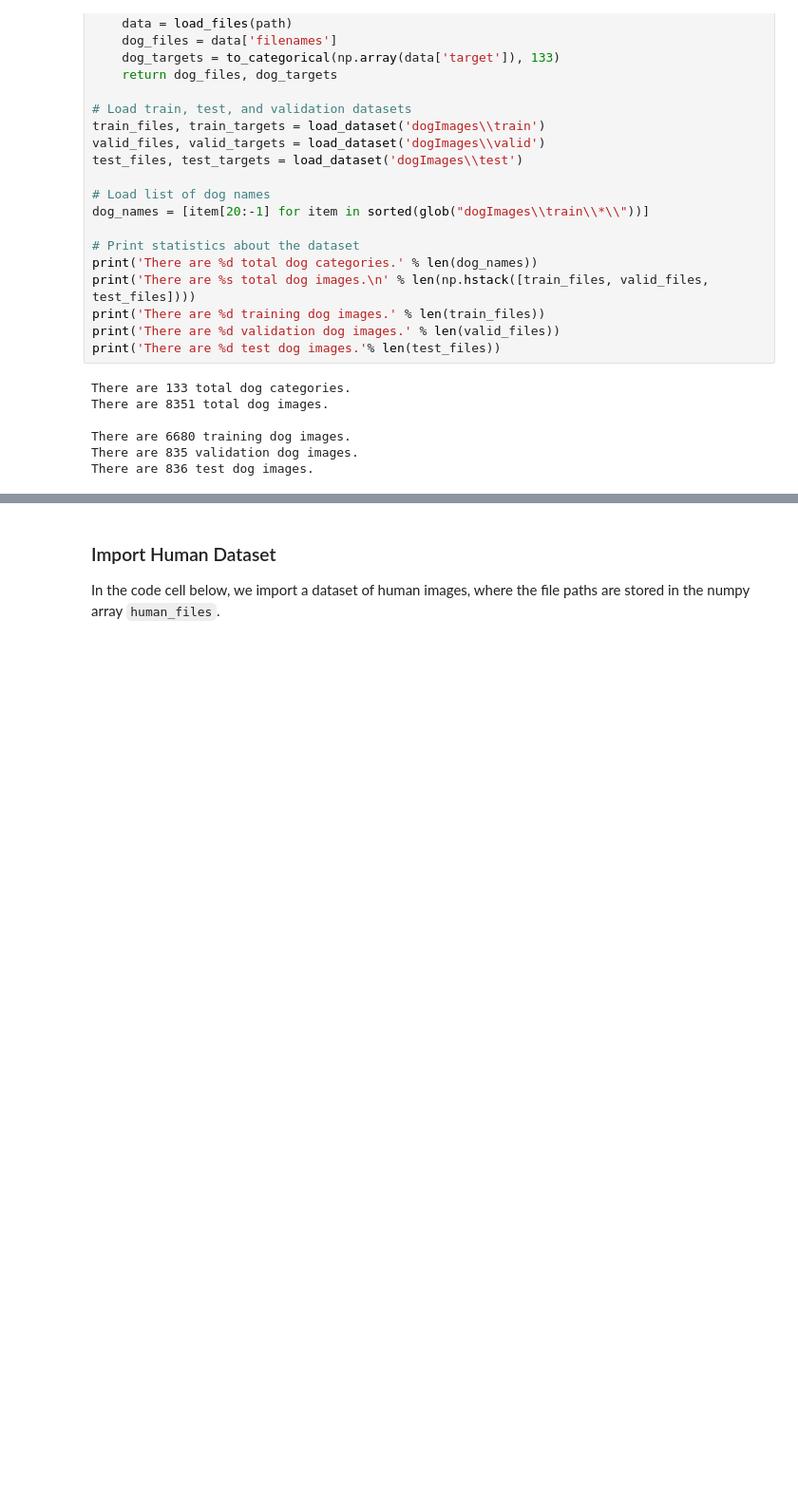
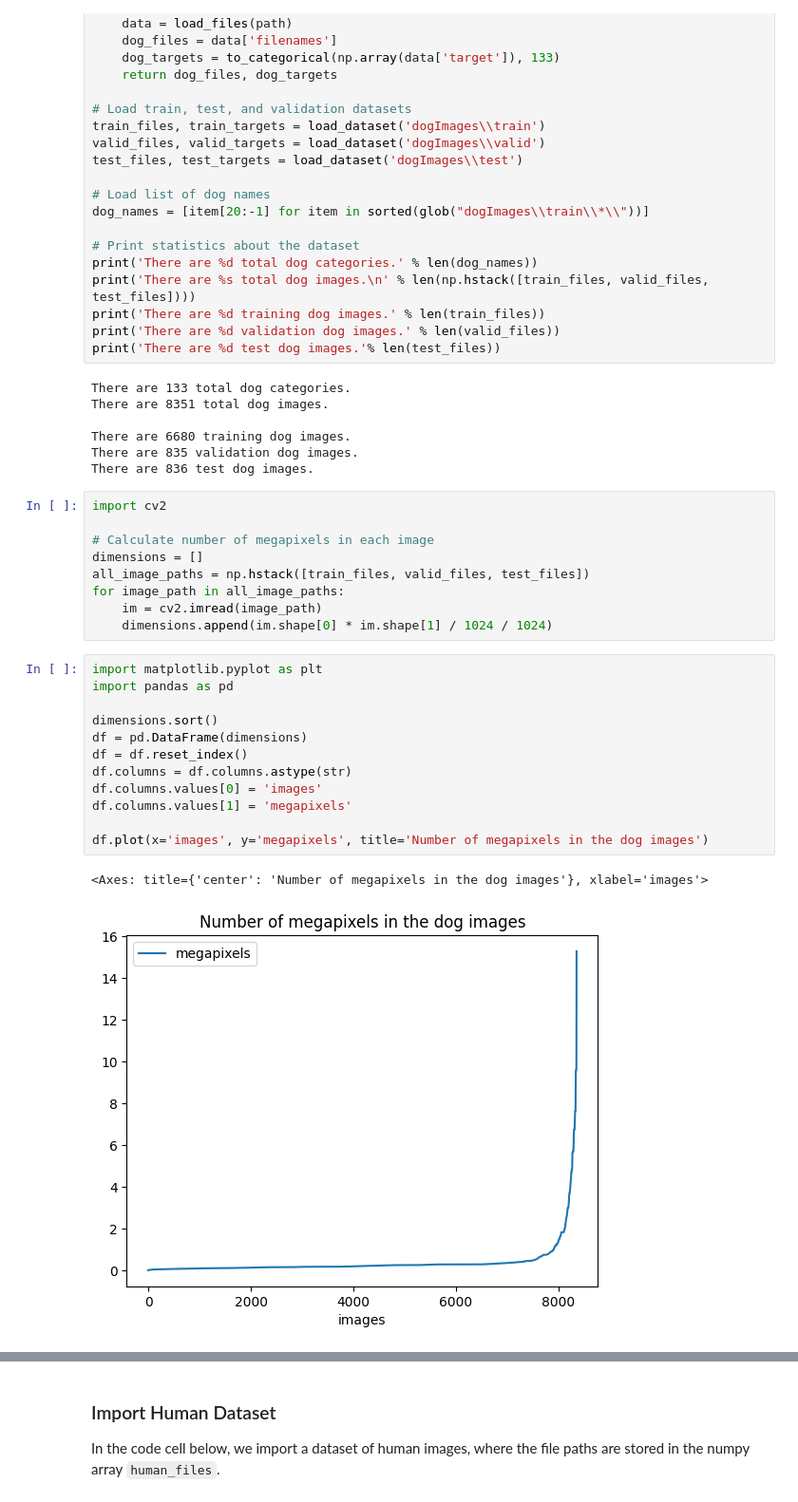
Before and after one commit to RealTimeShepherd/dog-breed-classifier, a Jupyter notebook: dog_app.ipynb, the cells around one changed output, grey strips where cells are left out. Shown at 95% size. Drawn from its saved outputs; the diff is of its cells as text; blank space fills up the shorter version.

Commit message:
Additinal data visualisations

```diff
--- a/dog_app.ipynb
+++ b/dog_app.ipynb
@@ -90,3 +90,27 @@ There are 8351 total dog images.
 There are 6680 training dog images.
 There are 835 validation dog images.
 There are 836 test dog images.
+# %%
+import cv2
+
+# Calculate number of megapixels in each image
+dimensions = []
+all_image_paths = np.hstack([train_files, valid_files, test_files])
+for image_path in all_image_paths:
+	im = cv2.imread(image_path)
+	dimensions.append(im.shape[0] * im.shape[1] / 1024 / 1024)
+# %%
+import matplotlib.pyplot as plt
+import pandas as pd
+
+dimensions.sort()
+df = pd.DataFrame(dimensions)
+df = df.reset_index()
+df.columns = df.columns.astype(str)
+df.columns.values[0] = 'images'
+df.columns.values[1] = 'megapixels'
+
+df.plot(x='images', y='megapixels', title='Number of megapixels in the dog images')
+# %% [output]
+<Axes: title={'center': 'Number of megapixels in the dog images'}, xlabel='images'>
+[figure, added]
```
Also changed, not shown: parts of 11 cells of this notebook.
